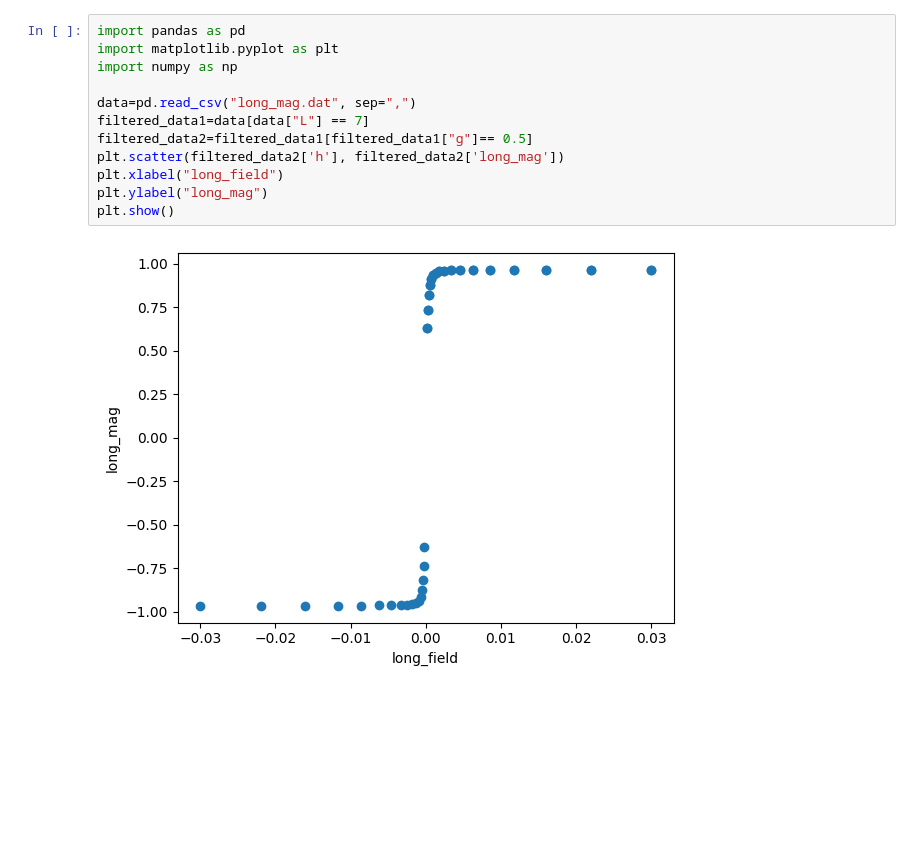
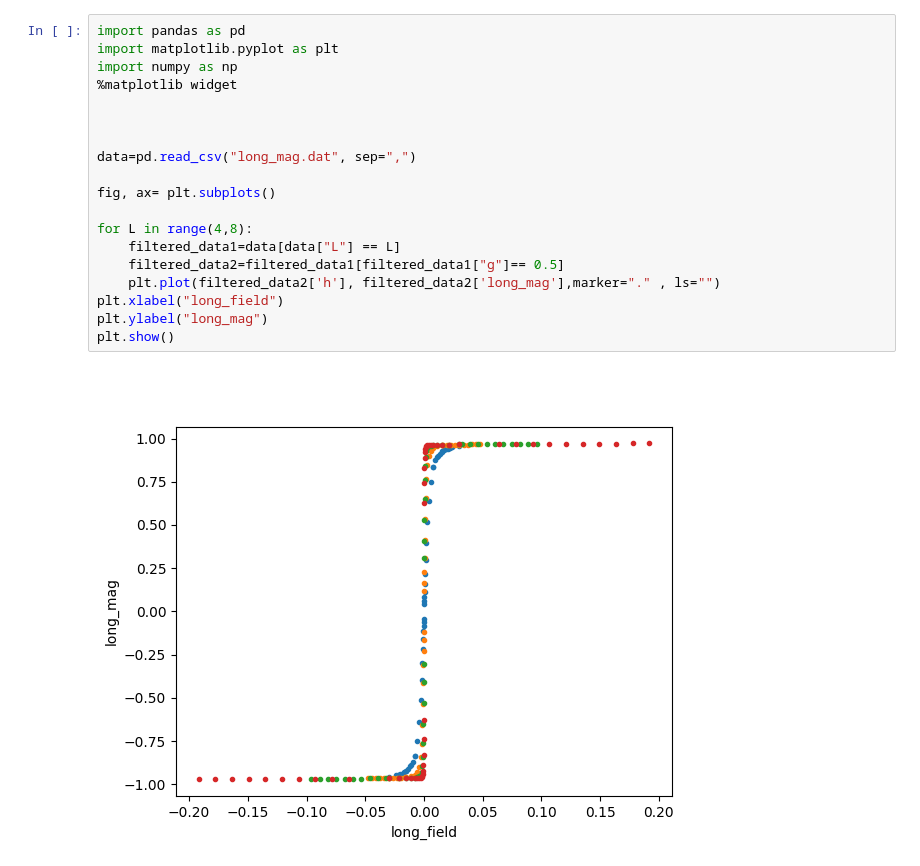
Before and after one commit to VinceNeede/Ising-Diag, a Jupyter notebook: First_Order_Transition/post_processing.ipynb, the cells around one changed output. Cells and saved outputs as stored; diff of their text form; blank space fills up the shorter version.

```diff
--- a/First_Order_Transition/post_processing.ipynb
+++ b/First_Order_Transition/post_processing.ipynb
@@ -1,14 +1,21 @@
 # %%
 import pandas as pd
 import matplotlib.pyplot as plt
 import numpy as np
+%matplotlib widget
+
+
 
 data=pd.read_csv("long_mag.dat", sep=",")
-filtered_data1=data[data["L"] == 7]
-filtered_data2=filtered_data1[filtered_data1["g"]== 0.5]
-plt.scatter(filtered_data2['h'], filtered_data2['long_mag'])
+
+fig, ax= plt.subplots()
+
+for L in range(4,8):
+    filtered_data1=data[data["L"] == L]
+    filtered_data2=filtered_data1[filtered_data1["g"]== 0.5]
+    plt.plot(filtered_data2['h'], filtered_data2['long_mag'],marker="." , ls="")
 plt.xlabel("long_field")
 plt.ylabel("long_mag")
 plt.show()
 # %% [output]
-[figure, old version]
+[figure, new version]
```
Also changed, not shown: parts of 13 cells of this notebook, 4 other files.
